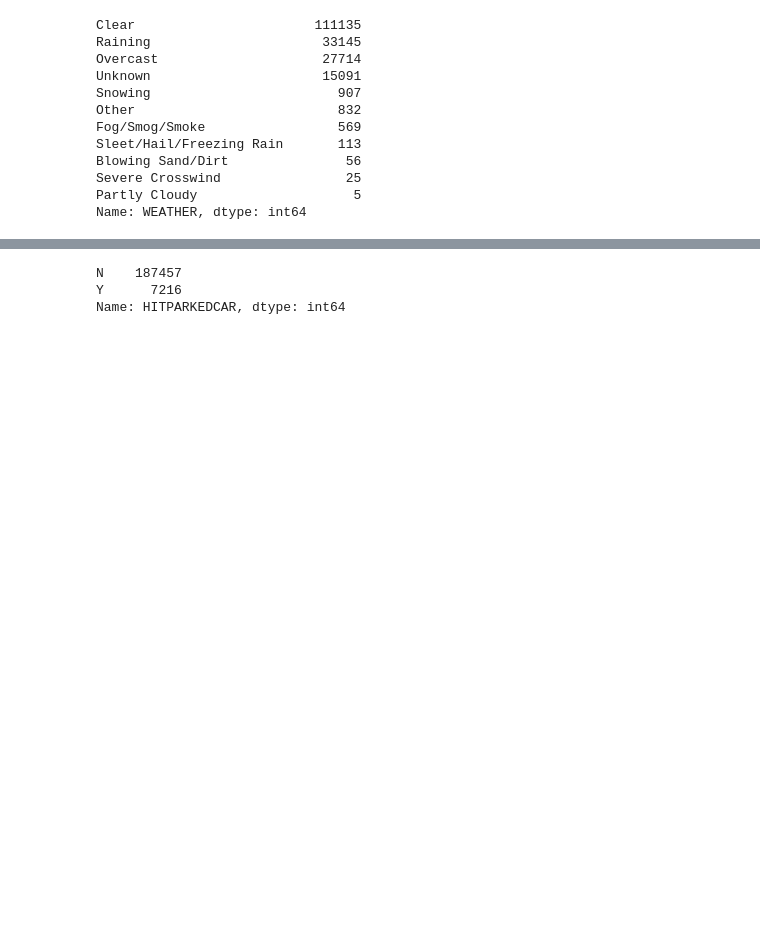
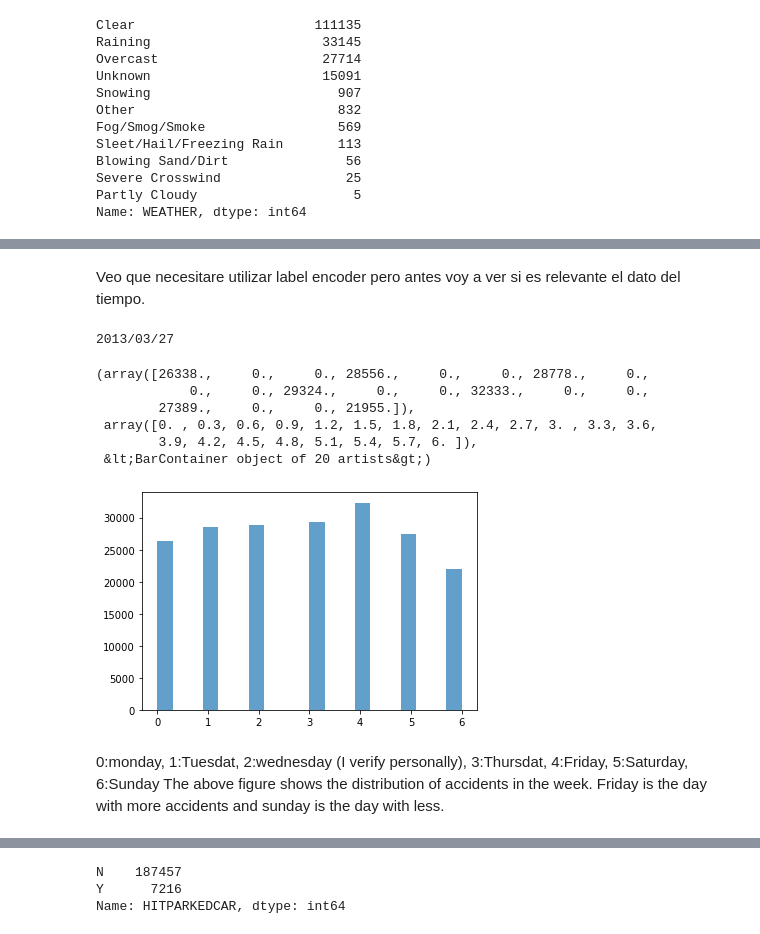
Before and after one commit to Carlosriosch/Coursera_Capstone, a Jupyter notebook: report.ipynb, the cells around one changed output, grey strips where cells are left out. Saved outputs shown, nothing was run; the diff lists cells and outputs as text; code cells hidden in the pictures; blank space fills up the shorter version.

```diff
--- a/report.ipynb
+++ b/report.ipynb
@@ -188,0 +242,21 @@ collision.
+# %% [markdown]
+Veo que necesitare utilizar label encoder pero antes voy a ver si es relevante el dato del tiempo.
+# %%
+x=df.INCDATE[0].split()
+print(x[0])
+xx=pd.to_datetime(df['INCDATE'])
+xx#.dt.dayofweek
+xxx=xx.dt.dayofweek #Day 2 significa miercoles
+plt.hist(xxx, bins=20, alpha=0.7)
+# %% [output]
+2013/03/27
+(array([26338.,     0.,     0., 28556.,     0.,     0., 28778.,     0.,
+            0.,     0., 29324.,     0.,     0., 32333.,     0.,     0.,
+        27389.,     0.,     0., 21955.]),
+ array([0. , 0.3, 0.6, 0.9, 1.2, 1.5, 1.8, 2.1, 2.4, 2.7, 3. , 3.3, 3.6,
+        3.9, 4.2, 4.5, 4.8, 5.1, 5.4, 5.7, 6. ]),
+ &lt;BarContainer object of 20 artists&gt;)
+[figure, added]
+# %% [markdown]
+0:monday, 1:Tuesdat, 2:wednesday (I verify personally), 3:Thursdat, 4:Friday, 5:Saturday, 6:Sunday
+The above figure shows the distribution of accidents in the week. Friday is the day with more accidents and sunday is the day with less.
```
Also changed, not shown: parts of 49 cells of this notebook, 8 other files.
